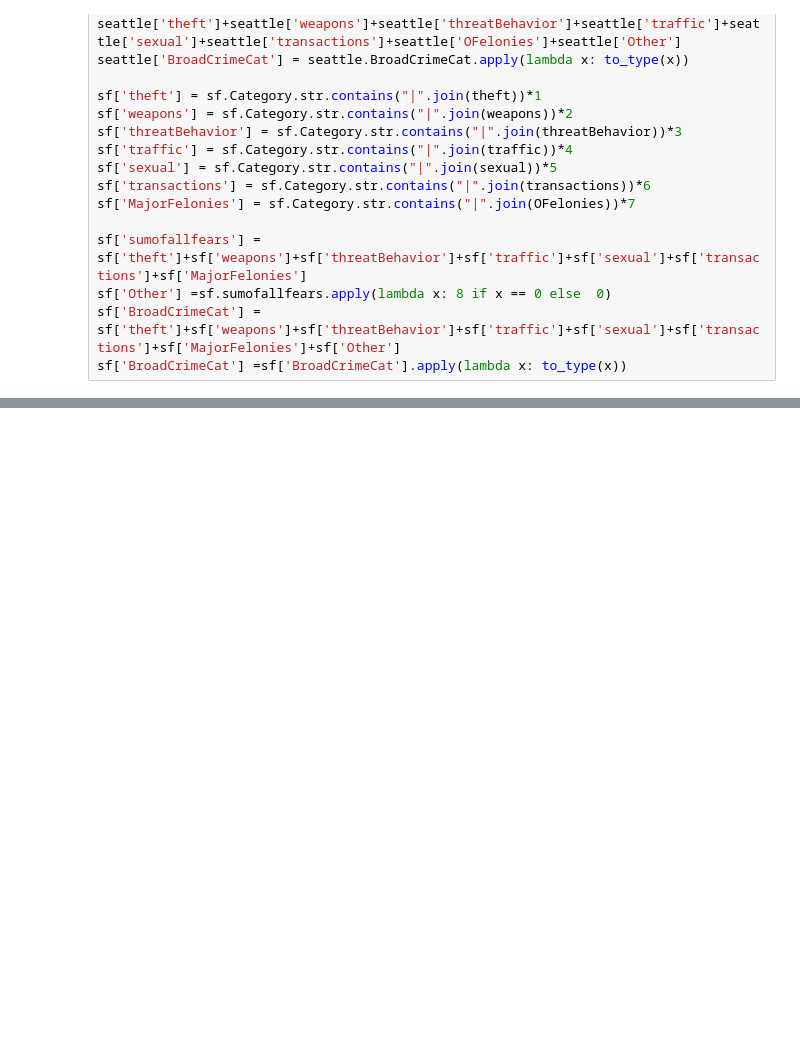
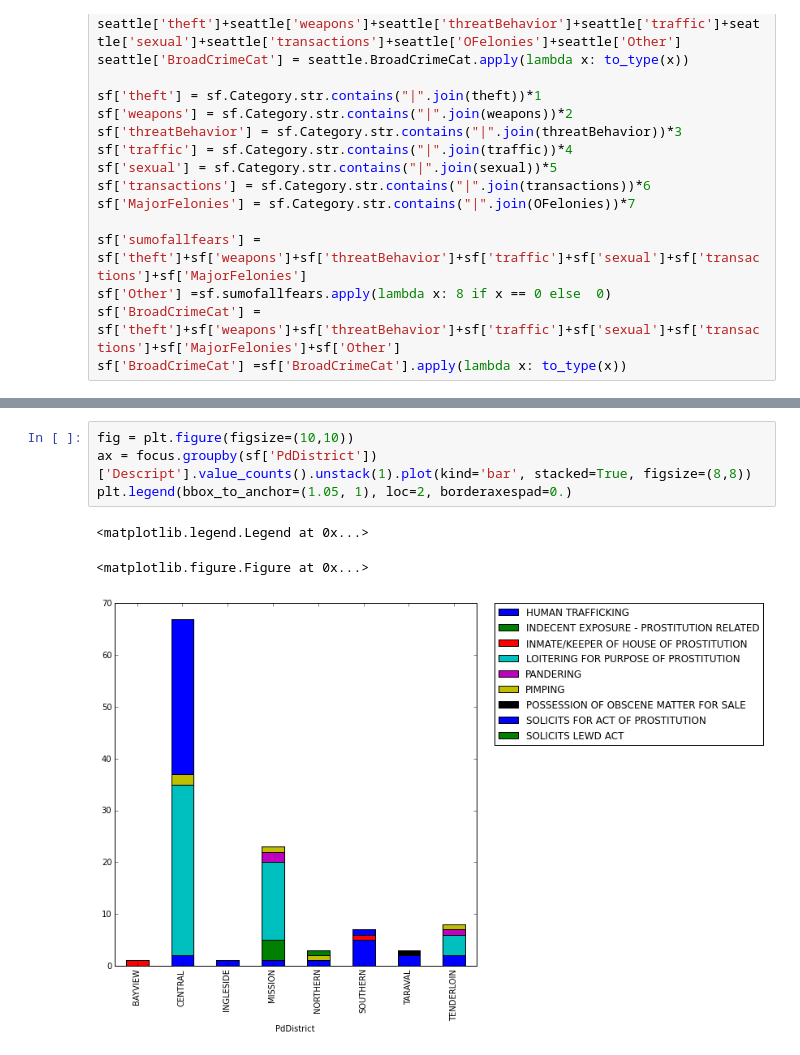
Before and after one commit to GF808080/cs-dvis, a Jupyter notebook: CrimeVis.ipynb, the cells around one changed output, grey strips where cells are left out. Saved outputs shown, nothing was run; the diff lists cells and outputs as text; blank space fills up the shorter version.

```diff
--- a/CrimeVis.ipynb
+++ b/CrimeVis.ipynb
@@ -158,0 +174,8 @@ plt.title('San Fancisco Crimes By Day: Summer 2014')
+# %%
+fig = plt.figure(figsize=(10,10))
+ax = focus.groupby(sf['PdDistrict'])['Descript'].value_counts().unstack(1).plot(kind='bar', stacked=True, figsize=(8,8))
+plt.legend(bbox_to_anchor=(1.05, 1), loc=2, borderaxespad=0.)
+# %% [output]
+<matplotlib.legend.Legend at 0x...>
+<matplotlib.figure.Figure at 0x...>
+[figure, added]
```
Also changed, not shown: parts of 6 cells of this notebook.
